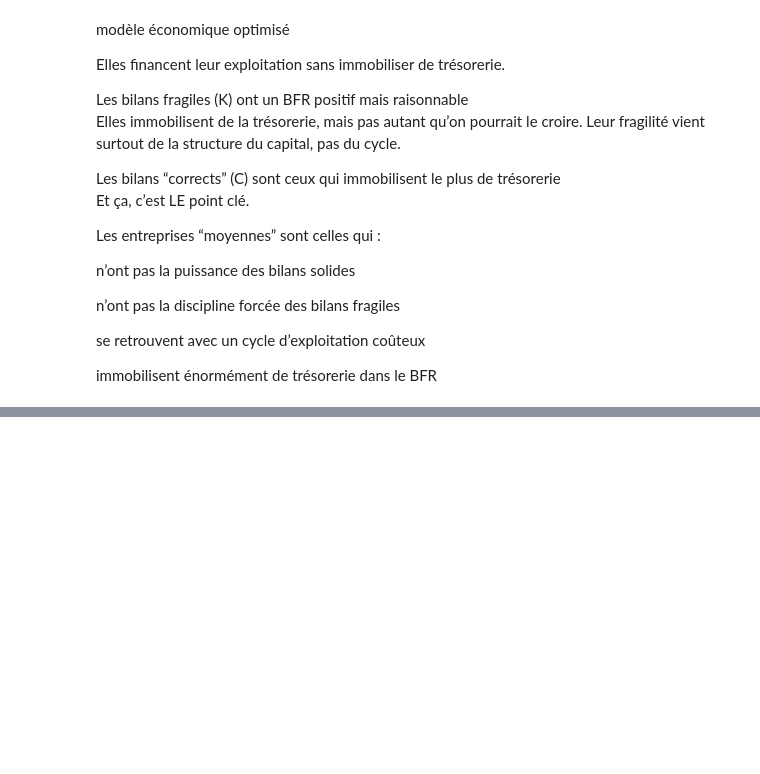
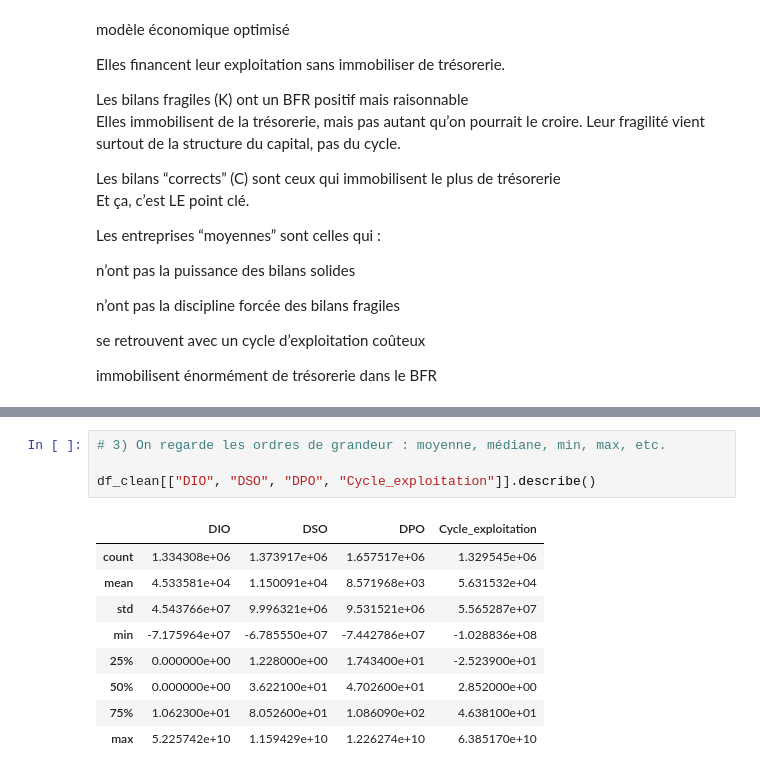
Before and after one commit to khelifaYacine/signaux-faibles-finance, a Jupyter notebook: 01_exploration.ipynb, the cells around one changed output, grey strips where cells are left out. Cells and saved outputs as stored; diff of their text form; blank space fills up the shorter version.

```diff
--- a/01_exploration.ipynb
+++ b/01_exploration.ipynb
@@ -914,0 +954,14 @@ immobilisent énormément de trésorerie dans le BFR
+# %%
+# 3) On regarde les ordres de grandeur : moyenne, médiane, min, max, etc.
+
+df_clean[["DIO", "DSO", "DPO", "Cycle_exploitation"]].describe()
+# %% [output]
+|  | DIO | DSO | DPO | Cycle_exploitation |
+| count | 1.334308e+06 | 1.373917e+06 | 1.657517e+06 | 1.329545e+06 |
+| mean | 4.533581e+04 | 1.150091e+04 | 8.571968e+03 | 5.631532e+04 |
+| std | 4.543766e+07 | 9.996321e+06 | 9.531521e+06 | 5.565287e+07 |
+| min | -7.175964e+07 | -6.785550e+07 | -7.442786e+07 | -1.028836e+08 |
+| 25% | 0.000000e+00 | 1.228000e+00 | 1.743400e+01 | -2.523900e+01 |
+| 50% | 0.000000e+00 | 3.622100e+01 | 4.702600e+01 | 2.852000e+00 |
+| 75% | 1.062300e+01 | 8.052600e+01 | 1.086090e+02 | 4.638100e+01 |
+| max | 5.225742e+10 | 1.159429e+10 | 1.226274e+10 | 6.385170e+10 |
```
Also changed, not shown: parts of 5 cells of this notebook.
